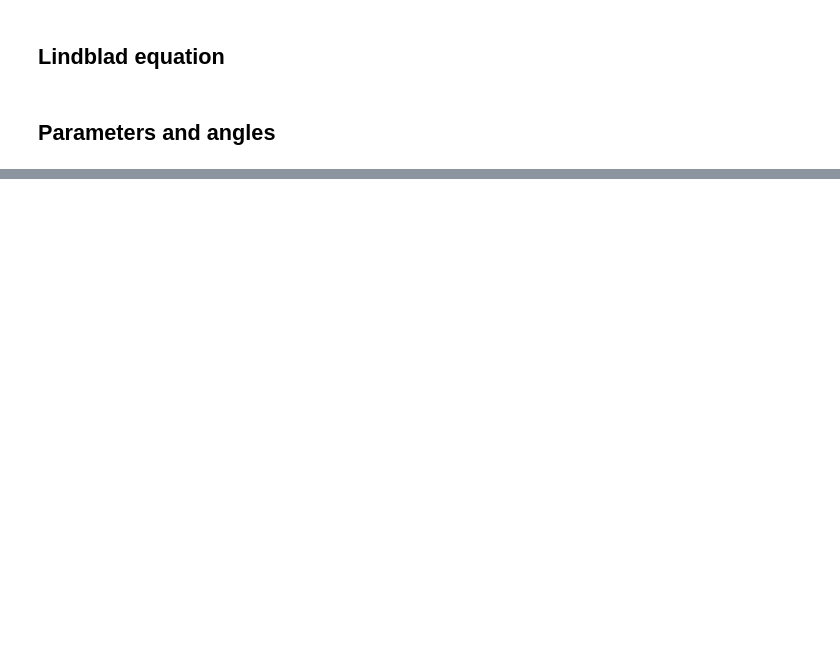
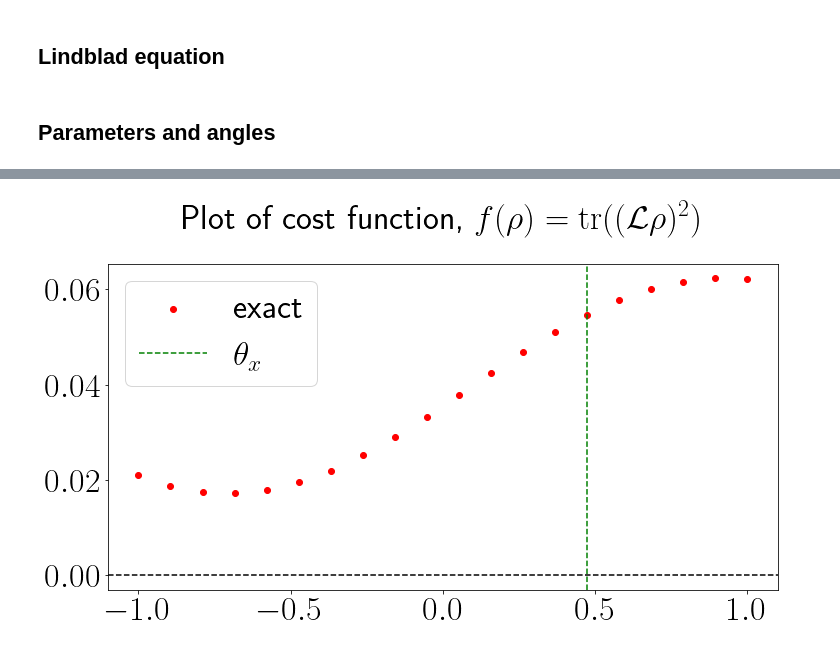
Before and after one commit to psasanka1729/Ultimate-QM-MM, a Jupyter notebook: shadow_tomography_qiskit.ipynb, the cells around one changed output, grey strips where cells are left out. Cells and saved outputs as stored; diff of their text form; code cells hidden in the pictures; blank space fills up the shorter version.

```diff
--- a/shadow_tomography_qiskit.ipynb
+++ b/shadow_tomography_qiskit.ipynb
@@ -65,7 +78,7 @@ def classical_shadow_using_ST(N,K,theta_x,theta_y,theta_z,theta_ry):
     qc.ry(theta_y,1)
     qc.rz(theta_z,1)
     qc.cry(theta_ry,1,0)
-    sv = np.matrix(Statevector.from_instruction(qc)).T
+    sv = np.matrix(Statevector.from_instruction(qc)).conj().T
     rho_SS = sv@(sv.conj().T)
 
     # number of shadows
@@ -186,21 +224,19 @@ input: density matrix (either exact or shadow), list of Lindbladians.
 output: right hand side of the Lindblad equation.
 
 """
-# the parameter that should be changed is the density_mat
-def lindblad_equation(density_mat, hamiltonian, lindblad_operator_lst):
-    # reduced density matrix for the state
-    rho_state = np.matrix([[density_mat[0,0]+density_mat[1,1],density_mat[0,2]+density_mat[1,3]],
-                          [density_mat[2,0]+density_mat[3,1],density_mat[2,2]+density_mat[3,3]]])
-    s = 0.0
-    for lind_op in lindblad_operator_lst:
-        s += lind_op@rho_state@(lind_op.conj().T)
-        - (1/2)*anti_commutator((lind_op.conj().T)@lind_op,rho_state)
-    return -1j*commutator(hamiltonian,rho_state) + s
 
 def partial_trace(mat):
     return np.matrix([[mat[0,0]+mat[1,1],mat[0,2]+mat[1,3]],
                       [mat[2,0]+mat[3,1],mat[2,2]+mat[3,3]]])
 
+# the parameter that should be changed is the density_mat
+def lindblad_equation(density_mat, hamiltonian, L_1, L_2):
+    # reduced density matrix for the state
+    #rho_state = partial_trace(density_mat)
+    return (-1j*commutator(hamiltonian,density_mat)
+            + L_1@density_mat@(L_1.conj().T) - (1/2)*anti_commutator((L_1.conj().T)@L_1,density_mat)
+            + L_2@density_mat@(L_2.conj().T) - (1/2)*anti_commutator((L_2.conj().T)@L_2,density_mat))
+
 #M = np.array([[1,2,3,4],[5,6,7,8],[9,10,11,12],[13,14,15,16]])
 #partial_trace(M)
 # %% [markdown]
@@ -264,7 +256,0 @@ matrix([[0.55555556+0.j        , 0.        -0.07407407j],
-# %%
-circuit = classical_shadow_using_ST(50,10,theta_x_exact,theta_y_exact,theta_z_exact,theta_ry_exact)
-rho_exact = circuit[0]
-rho_shadow_lst = circuit[1]
-rho_shadow  = np.sum(rho_shadow_lst,axis=0)/(len(rho_shadow_lst))
-#partial_trace(rho_shadow)
-partial_trace(rho_exact)
@@ -294,4 +316,18 @@ KeyboardInterrupt
 # %%
-#plt.plot(cost_function_array.flatten())
-#plt.show()
+f = plt.figure()
+f.set_figwidth(12)
+f.set_figheight(6)
+plt.scatter(theta_x_lst,cost_function_array_exact,c="red",label=r"exact")
+#plt.plot(theta_x_lst,cost_function_array_shadow,c="blue")
+#plt.scatter(theta_x_lst,cost_function_array_shadow,c="blue",label=r"shadow")
+
+ax = f.gca()
+ax.axvline(theta_x_exact, color="green",label = r"$\theta_{x}$",linestyle="--")
+ax.axhline(0, color="k",linestyle="--")
+#ax.axvline(-np.pi+theta_x_exact, color="green",label = r"$\theta_{x}$",linestyle="--")
+plt.title("Plot of cost function, "+r"$f( \rho ) = \textrm{tr}((\mathcal{L}\rho)^{2})$")
+plt.legend()
+plt.show()
+# %% [output]
+[figure, added]
 # %%
```
Also changed, not shown: parts of 18 cells of this notebook.
